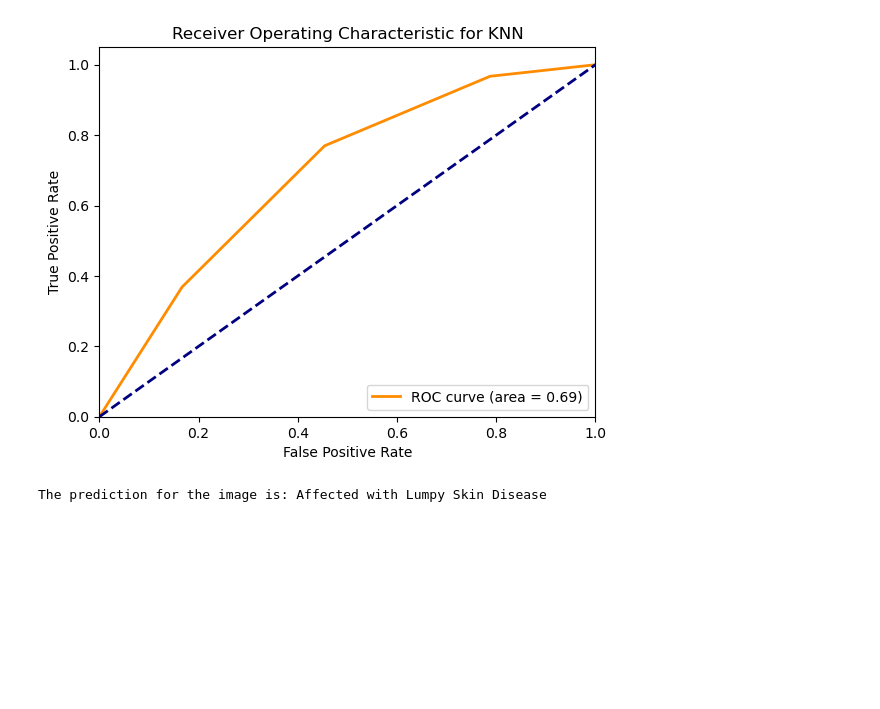
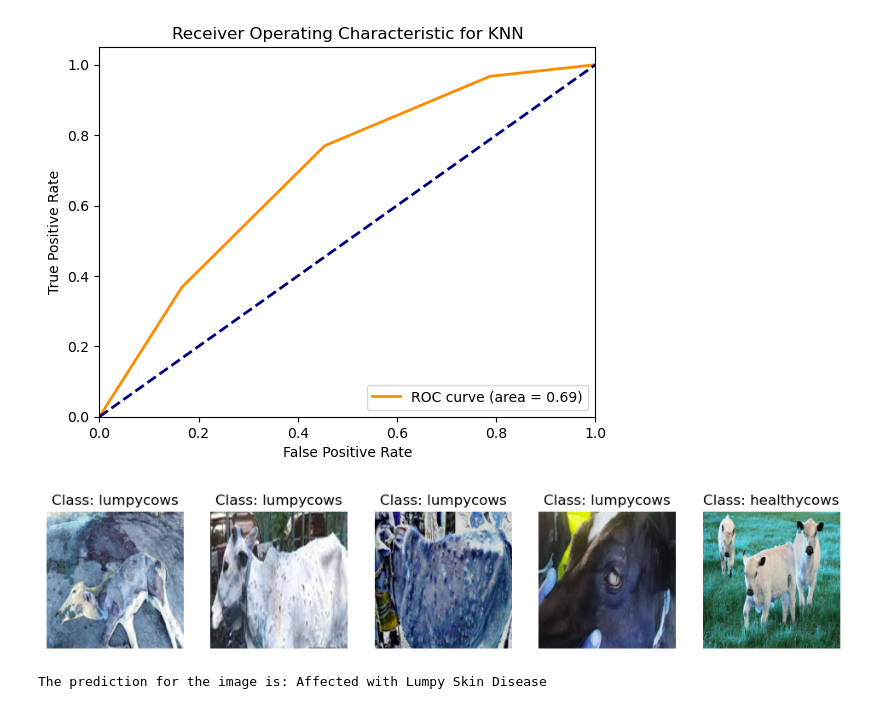
Before and after one commit to leeraaz/EarlyDetectionOfLumpySkin, a Jupyter notebook: code/KNN.ipynb, the cells around one changed output. Saved outputs shown, nothing was run; the diff lists cells and outputs as text; code cells hidden in the pictures; blank space fills up the shorter version.

Commit message:
feat: added a data visualization for sample images annotations

```diff
--- a/code/KNN.ipynb
+++ b/code/KNN.ipynb
@@ -97,6 +99,21 @@ Classification Report:
 weighted avg       0.68      0.63      0.64       392
 [figure]
 [figure]
+# %%
+# Display sample images with annotations
+def display_sample_images(images, labels, label_encoder, num_samples=5):
+    plt.figure(figsize=(12, 12))
+    indices = np.random.choice(range(len(images)), num_samples, replace=False)
+    for i, idx in enumerate(indices):
+        plt.subplot(1, num_samples, i + 1)
+        plt.imshow(images[idx])
+        plt.title(f"Class: {label_encoder.inverse_transform([labels[idx]])[0]}")
+        plt.axis('off')
+    plt.show()
+
+display_sample_images(images, labels_encoded, label_encoder)
+# %% [output]
+[figure, added]
 # %%
 # Function to predict LSD on a new image
 def predict_lsd(image_path, model_path='knn_model.pkl', encoder_path='label_encoder.pkl', img_size=(256, 256)):
```
Also changed, not shown: parts of 2 cells of this notebook.
